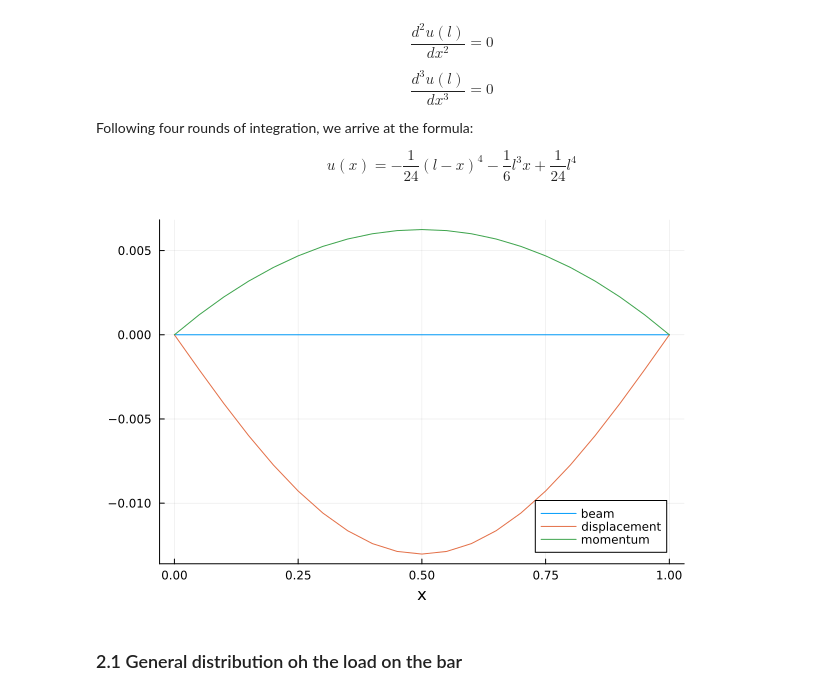
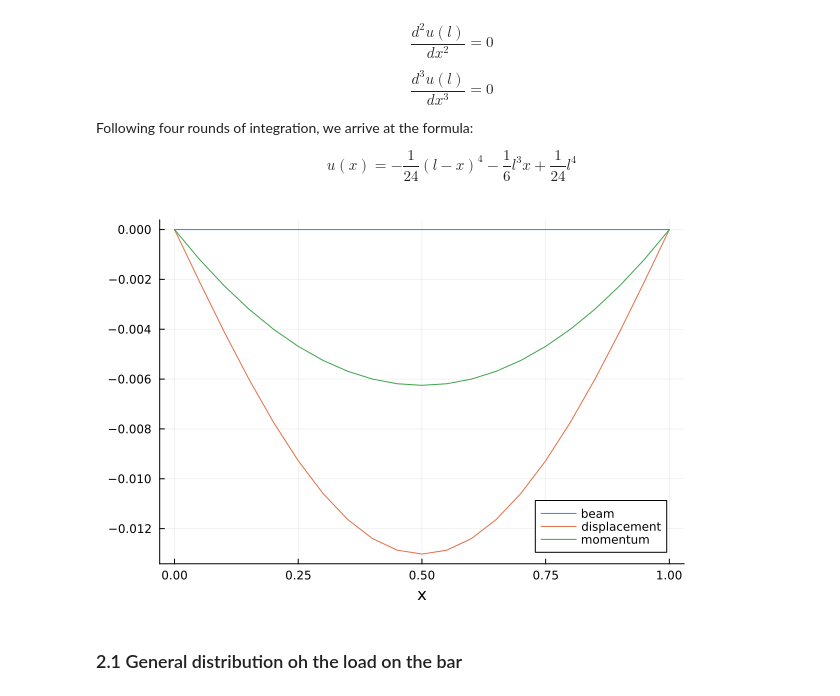
Before and after one commit to Kstreme/ENSAM-TUD01_G1, a Jupyter notebook: Final Notebook Group 1.ipynb, the cells around one changed output. Saved outputs shown, nothing was run; the diff lists cells and outputs as text; code cells hidden in the pictures.

```diff
--- a/Final Notebook Group 1.ipynb
+++ b/Final Notebook Group 1.ipynb
@@ -198,29 +196,29 @@ $$ u(x) = -\frac{1}{24}(l-x)^4 - \frac{1}{6}l^3x + \frac{1}{24}l^4 $$
 # %%
 q(x) = -1
 
 function beamEqt!(du,u,p,x)
     du[1] = u[2]
-    du[2] = u[3]
-    du[3] = u[4]
+    du[2] = -u[3]
+    du[3] = -u[4]
     du[4] = q(x)
 end
 
 function bc!(residual,u,p,x)
     residual[1] = u[1][1]     #first number is the point we are considering, the secon one is the derivative
     residual[2] = u[end][1]
     residual[3] = u[1][3]
     residual[4] = u[end][3]
 end
 
 xspan = (0,1)
 bvp = BVProblem(beamEqt!, bc!, [0.,0.,0.,0.], xspan)
 sol = solve(bvp, MIRK4(), dt = 0.05)
 
 plot(sol.t,0*sol.t,label="beam")
 plot!(sol.t,sol[1,:],xaxis="x",label="displacement")
 plot!(sol.t,0.05*sol[3,:],xaxis="x",label="momentum")
 # %% [output]
-[figure, old version]
+[figure, new version]
 # %% [markdown]
 ### 2.1 General distribution oh the load on the bar
 # %% [markdown]
```
Also changed, not shown: parts of 3 cells of this notebook.
